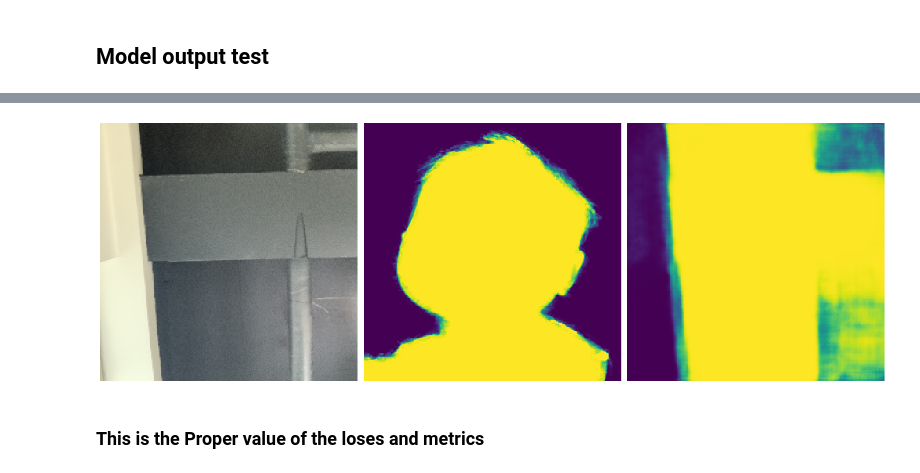
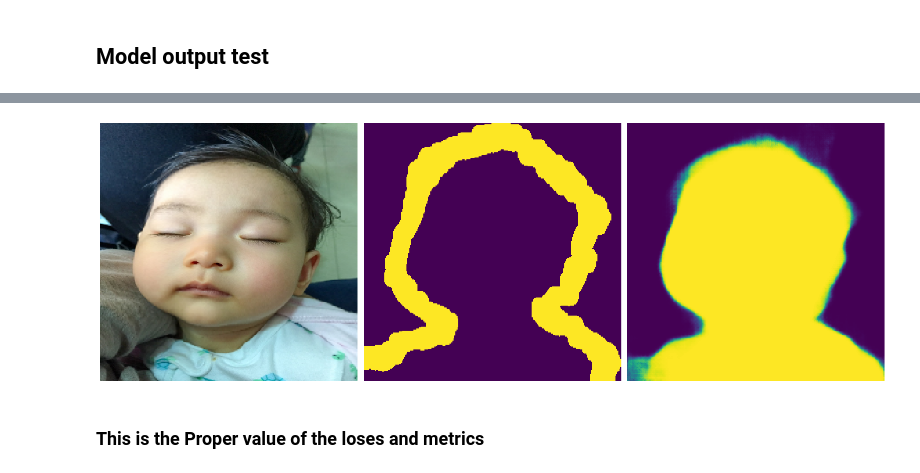
Before and after one commit to minus31/Portrait-segmentation, a Jupyter notebook: Convert_to_tflite.ipynb, the cells around one changed output, grey strips where cells are left out. Cells and saved outputs as stored; diff of their text form; code cells hidden in the pictures.

```diff
--- a/Convert_to_tflite.ipynb
+++ b/Convert_to_tflite.ipynb
@@ -89,8 +93,8 @@ def convert_checkpoint_into_tflite(h5_path=None,
 # %% [output]
 Using TensorFlow backend.
 # %%
-model = convert_checkpoint_into_tflite(h5_path="./trained_models/mattingnet/20191227/2209-0.05.h5",
-                                       output_path="./tflite/matteSupervisely_2209-0.05.tflite",
+model = convert_checkpoint_into_tflite(h5_path="./trained_models/mattingnet/withBlankAndCustom/849-0.05.h5",
+                                       output_path="./tflite/blankCustom_849-0.05.tflite",
                                        android=True)
 # %% [output]
 ['input_1']
@@ -135,8 +139,8 @@ import numpy as np
 import cv2
 # import matplotlib.pyplot as plt
 
-# img = cv2.imread("./dataset/selfie/training/00694.png", cv2.IMREAD_COLOR)
-img = cv2.imread("../../IMG_3764.JPG", cv2.IMREAD_COLOR)
+img = cv2.imread("./dataset/selfie/training/00694.png", cv2.IMREAD_COLOR)
+# img = cv2.imread("../../IMG_3764.JPG", cv2.IMREAD_COLOR)
 img = cv2.cvtColor(img, cv2.COLOR_BGR2RGB)
 img = cv2.resize(img, (256,256))
 img = np.concatenate([img, np.ones((256,256,1))], axis=-1)[np.newaxis,:,:,:] / 255.
@@ -150,3 +156,18 @@ pred = model.predict(img)
 # %%
 # pred = (pred * 255).astype(np.uint).squeeze(0).squeeze(-1)
 # pred = pred.squeeze(-1)
+# %%
+def get_edge(mask):
+
+    edge = cv2.Canny(mask, 50, 100)
+    k = np.int((mask[mask > 50].shape[0] / (mask.shape[0] * mask.shape[1])) * 30)
+    if k < 5:
+        k = 5
+    k = 18
+    ksize = (k, k)
+    kernel = cv2.getStructuringElement(cv2.MORPH_ELLIPSE, ksize)
+
+    dil = cv2.dilate(edge, kernel)
+
+    return dil
+bound = get_edge(mask)
@@ -153,24 +184,24 @@ pred = model.predict(img)
 # %%
 import matplotlib.pyplot as plt
 %matplotlib inline
 
 plt.figure(figsize=(19,7))
 plt.subplot(131)
 plt.imshow(img.squeeze(0)[:,:,:3])
 plt.axis("off")
 
 plt.subplot(132)
-plt.imshow(mask)
+plt.imshow(bound )
 plt.axis("off")
 
 plt.subplot(133)
 plt.imshow(pred.squeeze(0).squeeze(-1))
 plt.axis("off")
 
 plt.tight_layout()
 plt.show()
 # %% [output]
-[figure, old version]
+[figure, new version]
 # %%
 mask_ = tf.constant(cv2.threshold(mask, 20, 255, cv2.THRESH_BINARY)[1]/ 255.)
 # pred_ = tf.constant(cv2.threshold(mask, 10, 255, cv2.THRESH_BINARY)[1] / 255.)
```
Also changed, not shown: parts of 14 cells of this notebook, 7 other files.
